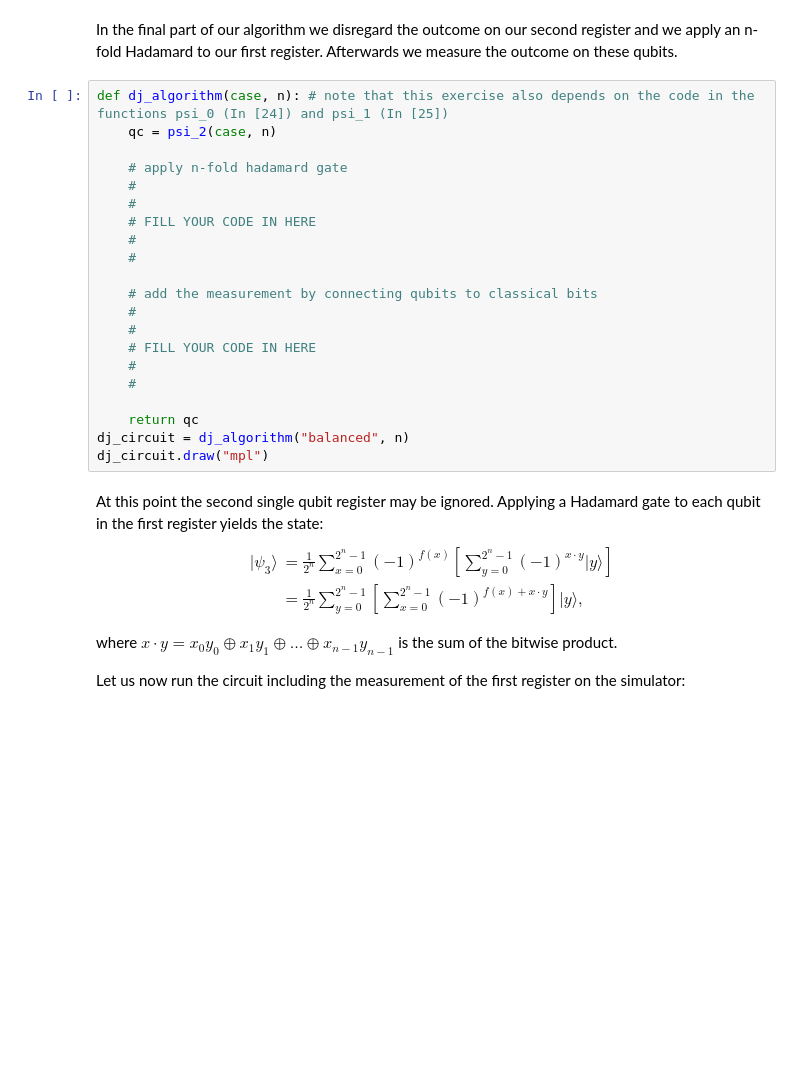
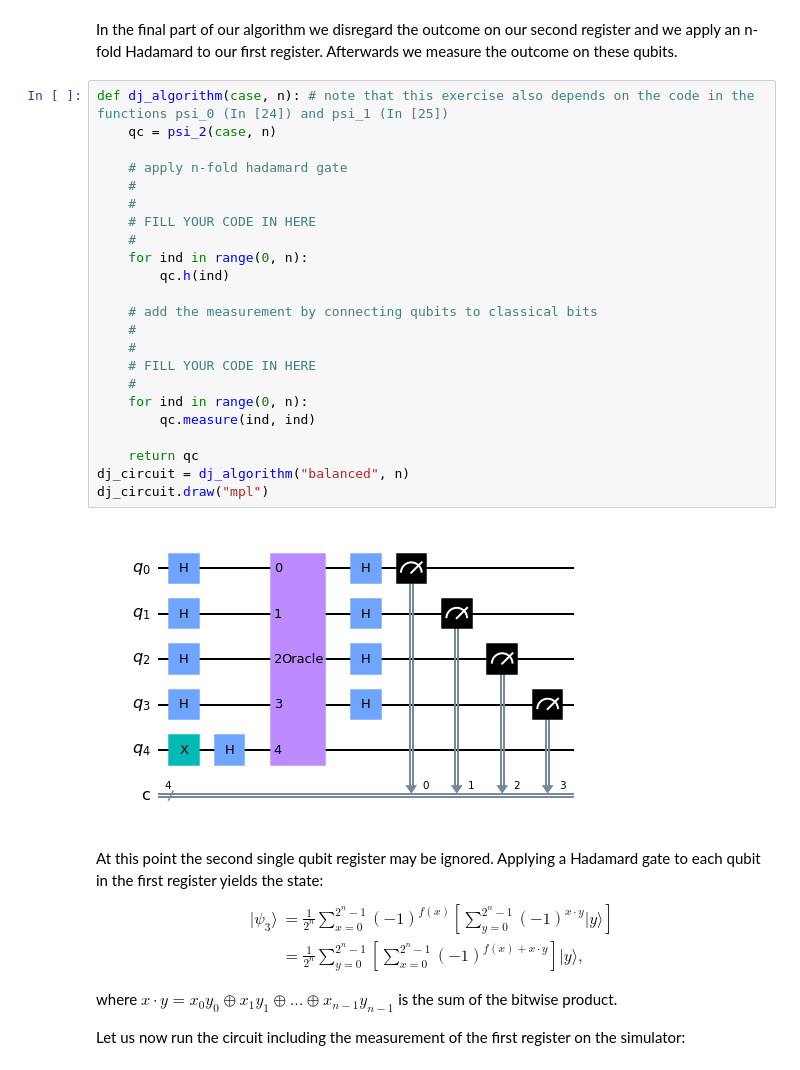
Before and after one commit to amandasutrisno/twqs-101, a Jupyter notebook: deutsch-jozsa-lab.ipynb, the cells around one changed output. Drawn from its saved outputs; the diff is of its cells as text; blank space fills up the shorter version.

```diff
--- a/deutsch-jozsa-lab.ipynb
+++ b/deutsch-jozsa-lab.ipynb
@@ -182,24 +198,28 @@ In the final part of our algorithm we disregard the outcome on our second regist
 # %%
 def dj_algorithm(case, n): # note that this exercise also depends on the code in the functions psi_0 (In [24]) and psi_1 (In [25])
     qc = psi_2(case, n)
 
     # apply n-fold hadamard gate
     #
     #
     # FILL YOUR CODE IN HERE
     #
-    #
+    for ind in range(0, n):
+        qc.h(ind)
 
     # add the measurement by connecting qubits to classical bits
     #
     #
     # FILL YOUR CODE IN HERE
     #
-    #
+    for ind in range(0, n):
+        qc.measure(ind, ind)
 
     return qc
 dj_circuit = dj_algorithm("balanced", n)
 dj_circuit.draw("mpl")
+# %% [output]
+[figure, added]
 # %% [markdown]
 At this point the second single qubit register may be ignored. Applying a Hadamard gate to each qubit in the first register yields the state:
         $$
```
Also changed, not shown: parts of 8 cells of this notebook.
